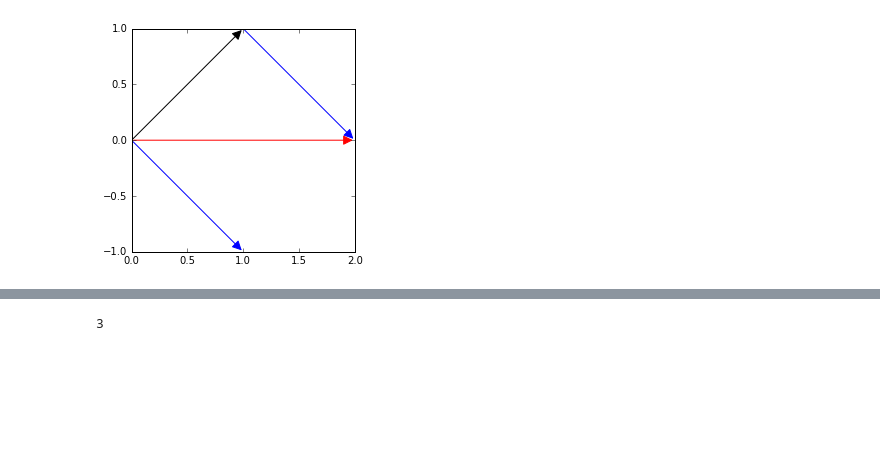
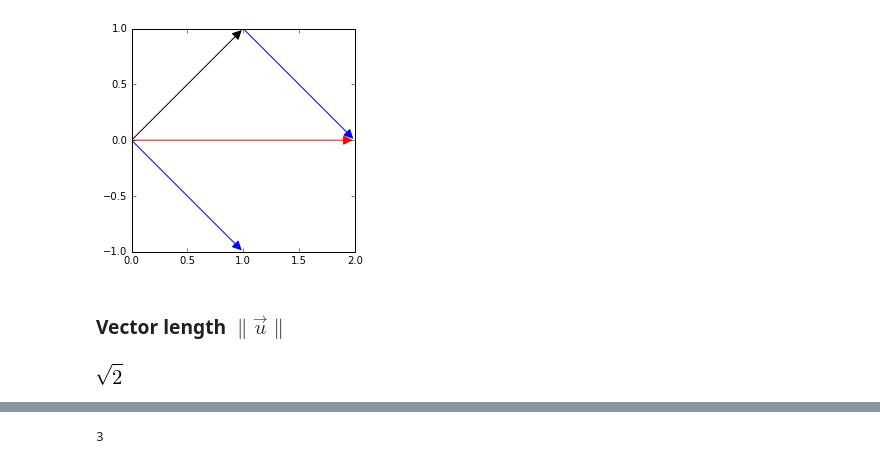
Before and after one commit to minireference/noBSLAnotebooks, a Jupyter notebook: Linear_algebra_overview.ipynb, the cells around one changed output, grey strips where cells are left out. Drawn from its saved outputs; the diff is of its cells as text; code cells hidden in the pictures; blank space fills up the shorter version.

Commit message:
Overview sections generated. Something like a thread that makes sense is emerging. Video will probably be 30 mins +

```diff
--- a/Linear_algebra_overview.ipynb
+++ b/Linear_algebra_overview.ipynb
@@ -55,8 +54,11 @@ from sympy import *
 x, y, z, t = symbols('x y z t')
 init_printing()
 
+# a vector is a special type of matrix  (an n-vector is either a nx1 or a 1xn matrix)
+Vector = Matrix   # define alias Vector so I don't have to explain this during video
+
 # setup plotting
-# %matplotlib notebook
+# %matplotlib notebook    # useful for 3D plots
 %matplotlib inline
 import matplotlib.pyplot as mpl
 from plot_helpers import plot_vec, plot_vecs, plot_line, plot_plane, autoscale_arrows
@@ -65,7 +74,7 @@ from plot_helpers import plot_vec, plot_vecs, plot_line, plot_plane, autoscale_a
 # %%
 # define two vectors
-u = Matrix([1,1])
-v = Matrix([1,-1])
+u = Vector([1,1])
+v = Vector([1,-1])
 u
 # %% [output]
 [figure]
@@ -94,3 +103,9 @@ u+v
 # %% [output]
 [figure]
 [figure]
+# %% [markdown]
+### Vector length $\|\vec{u}\|$
+# %%
+u.norm()
+# %% [output]
+[figure, added]
```
Also changed, not shown: parts of 57 cells of this notebook.
